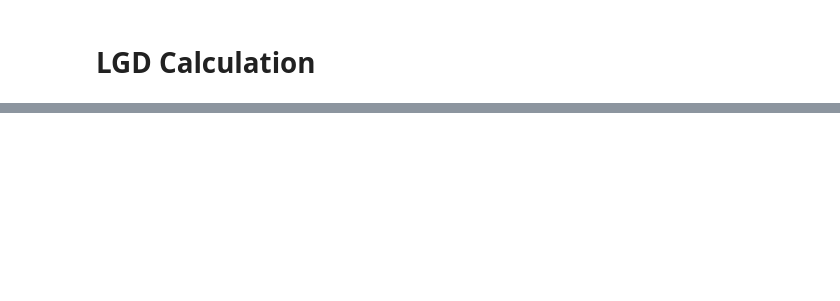
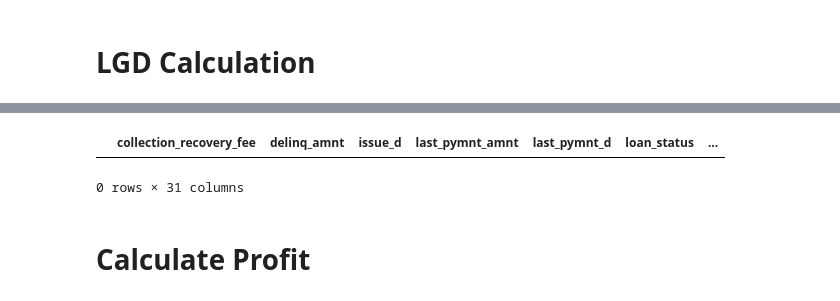
Before and after one commit to preetmodi/Credit-Risk-Analytics, a Jupyter notebook: LGD_Caliberation.ipynb, the cells around one changed output, grey strips where cells are left out. Saved outputs shown, nothing was run; the diff lists cells and outputs as text; code cells hidden in the pictures; blank space fills up the shorter version.

```diff
--- a/LGD_Caliberation.ipynb
+++ b/LGD_Caliberation.ipynb
@@ -71 +52,14 @@ df = pd.read_csv('LCOrigination.csv')
+# %%
+# performance_df = pd.read_pickle('model/data/performance_cleaned.pkl')
+# df = pd.read_csv('LCOrigination.csv')
+
+performance_df = pd.read_pickle('model/data/performance_with_LGD.pkl')
+
+performance_df['id'] =  performance_df['id'].astype('int')
+
+df = df.dropna(subset=['funded_amnt'])
+
+df['id'] = df['id'].astype('int')
+# %%
+performance_df['funded_amnt'] = df['funded_amnt']
 # %% [markdown]
@@ -72,3 +67,5 @@ df = pd.read_csv('LCOrigination.csv')
 # LGD Calculation
 # %%
-performance_df['loan_amnt'] = df['loan_amnt']
+# performance_df['loan_amnt'] = df['loan_amnt']
+
+performance_df.columns
@@ -75 +82,8 @@ performance_df['loan_amnt'] = df['loan_amnt']
+# %%
+performance_df['EAD'] = performance_df['funded_amnt'] - performance_df['total_pymnt']
+# %%
+performance_df[(performance_df['total_pymnt'] - (performance_df['total_rec_late_fee'] + performance_df['total_rec_int'] + performance_df['total_rec_prncp']+ performance_df['recoveries'] - performance_df['collection_recovery_fee']))<-1]
+# %% [output]
+|  | collection_recovery_fee | delinq_amnt | issue_d | last_pymnt_amnt | last_pymnt_d | loan_status | ... |
+0 rows × 31 columns
 # %%
@@ -78,3 +92,5 @@ performance_df['LGD'] = (performance_df['out_prncp']+performance_df['collection_
 performance_df = performance_df.dropna(subset=['loan_amnt'])
 # %%
 performance_df.to_pickle('model/data/performance_with_LGD.pkl')
+# %% [markdown]
+# Calculate Profit
```
Also changed, not shown: parts of 20 cells of this notebook.
